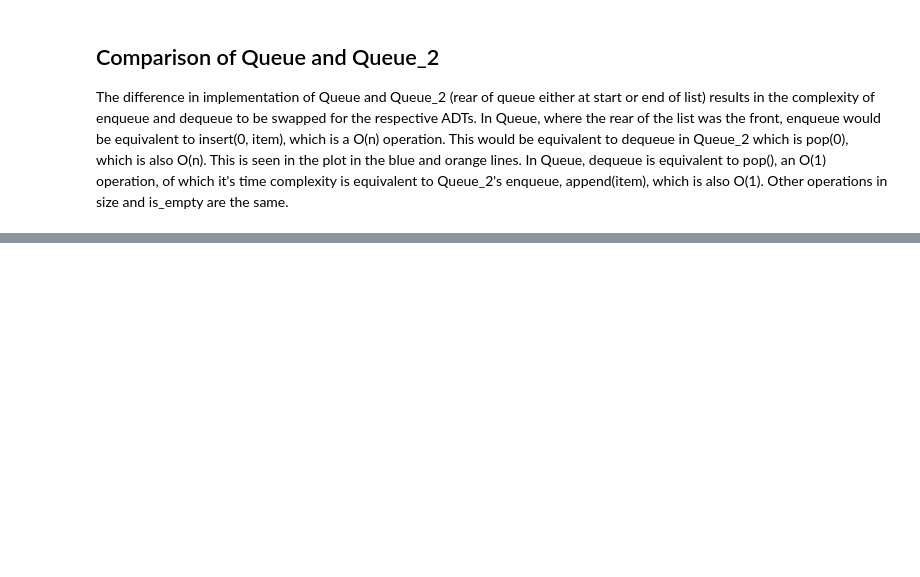
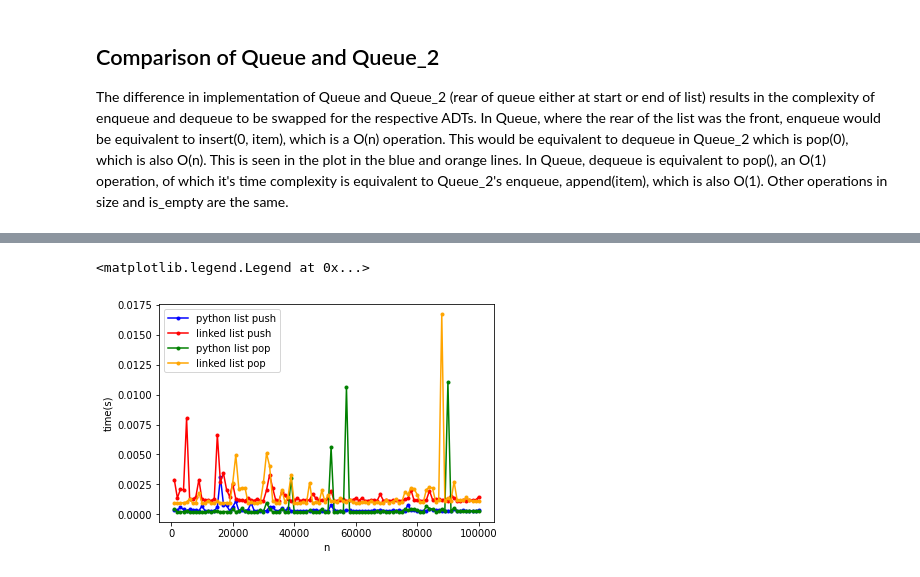
Before and after one commit to kkl116/Python_Runestone_DSA, a Jupyter notebook: Chapter_4/Chapter_4.ipynb, the cells around one changed output, grey strips where cells are left out. Drawn from its saved outputs; the diff is of its cells as text; code cells hidden in the pictures; blank space fills up the shorter version.

```diff
--- a/Chapter_4/Chapter_4.ipynb
+++ b/Chapter_4/Chapter_4.ipynb
@@ -630,0 +1135,16 @@ def radix_sort(nums):
+# %%
+#22. Implement a stack using linked lists.
+
+class LinkedListStack(BasicBase):
+    def __init__(self):
+        #head of list is top of the stack, and tail of list is rear of stack
+        super().__init__()
+
+    def push(self, item):
+        self.items.add(item)
+
+    def pop(self):
+        return self.items.pop(0)
+
+    def peek(self):
+        return self.items.head.val
@@ -630,0 +1261,45 @@ def radix_sort(nums):
+# %%
+# 26.Design and implement an experiment that will compare the performance of the Python list
+# based stack and queue with the linked list implementation.
+#Compare stacks - compare push and pop
+X = []
+Y1 = []# pystack push
+Y2 = [] # llstack push
+Y3 = [] # pystack pop
+Y4 = [] # llstack pop
+number = 1_000
+for size in range(1_000, 100_001, 1_000):
+    #test push
+    x1 = Stack()
+    x2 = LinkedListStack()
+
+    t1 = Timer(f"x1.push(random.random())", "from __main__ import x1, random")
+    Y1.append(t1.timeit(number=number))
+    t2 = Timer(f"x2.push(random.random())", "from __main__ import x2, random")
+    Y2.append(t2.timeit(number=number))
+    X.append(size)
+
+for size in range(1_000, 100_001, 1_000):
+    x1 = Stack()
+    x2 = LinkedListStack()
+    #test pop
+    for _ in range(size):
+        x1.push(random.random())
+        x2.push(random.random())
+
+    t3 = Timer(f"x1.pop()", "from __main__ import x1")
+    Y3.append(t3.timeit(number=number))
+    t4 = Timer(f"x2.pop()", "from __main__ import x2")
+    Y4.append(t4.timeit(number=number))
+
+plt.plot(X, Y1, color='blue', marker='.', label='python list push')
+plt.plot(X, Y2, color='red', marker='.', label='linked list push')
+plt.plot(X, Y3, color='green', marker='.', label='python list pop')
+plt.plot(X, Y4, color='orange', marker='.', label='linked list pop')
+
+plt.xlabel('n')
+plt.ylabel('time(s)')
+plt.legend()
+# %% [output]
+<matplotlib.legend.Legend at 0x...>
+[figure, added]
```
Also changed, not shown: parts of 35 cells of this notebook, 4 other files.
